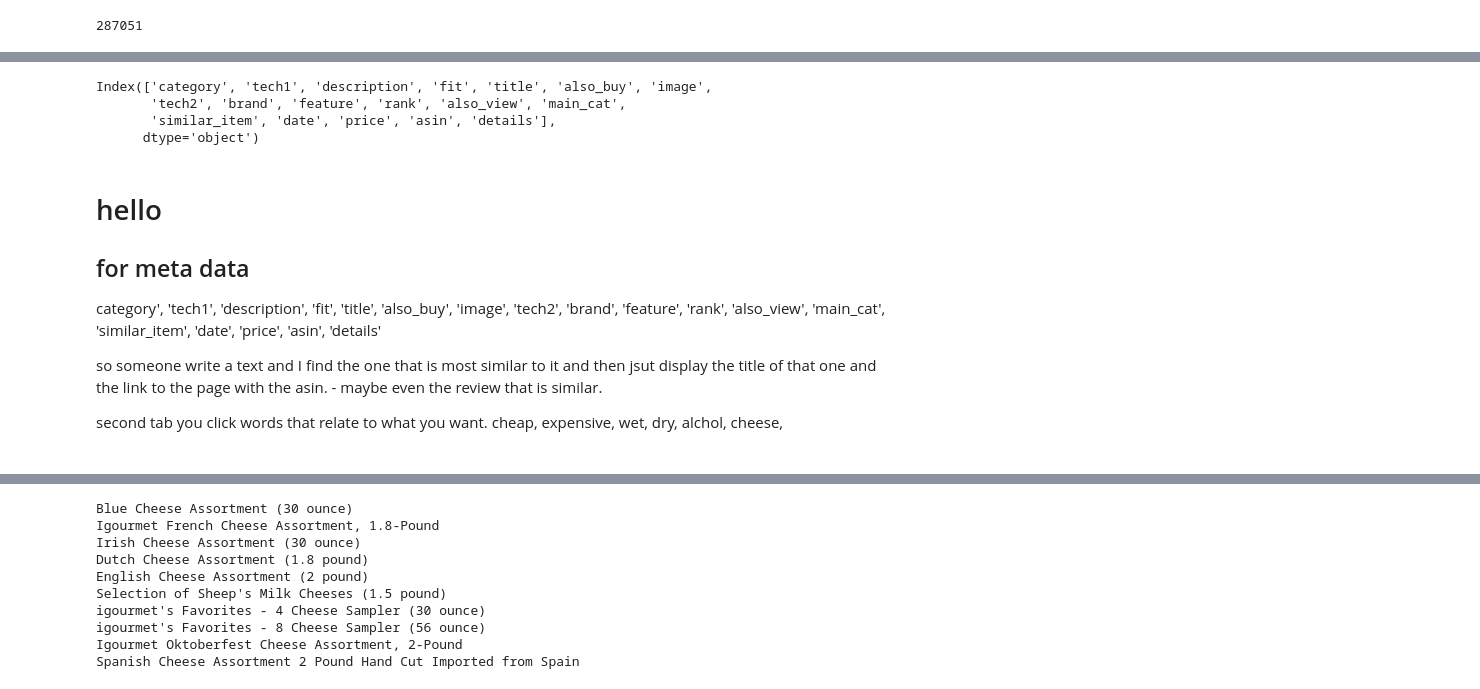
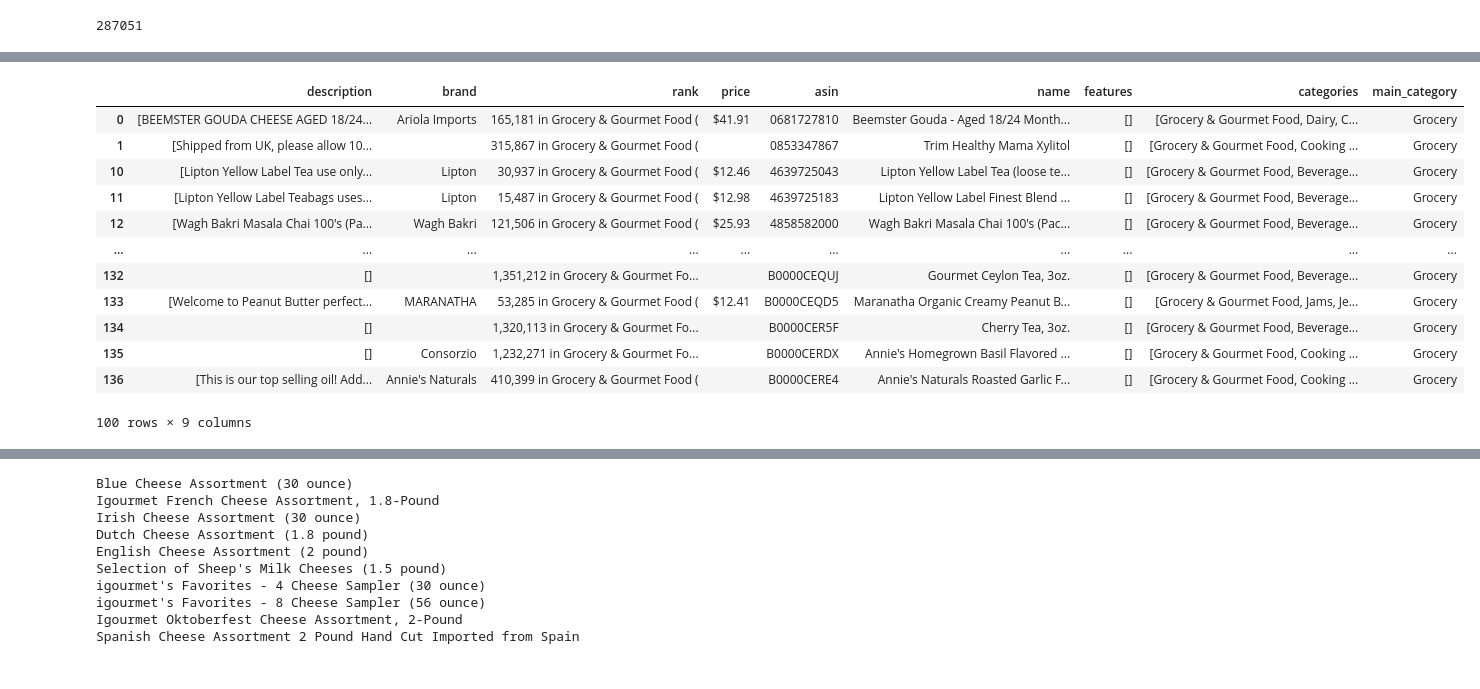
Before and after one commit to Nicoivazquez/Fancy_food_Recommender, a Jupyter notebook: EDA_DataCleanup.ipynb, the cells around one changed output, grey strips where cells are left out. Saved outputs shown, nothing was run; the diff lists cells and outputs as text; code cells hidden in the pictures.

```diff
--- a/EDA_DataCleanup.ipynb
+++ b/EDA_DataCleanup.ipynb
@@ -234,0 +227,3 @@ df5
+# %%
+meta_df = meta_df.fillna('')
+meta_df = meta_df.drop(['tech1','fit','also_buy', 'image','tech2', 'also_view','similar_item','date','details'],axis=1)
@@ -234,0 +262,7 @@ df5
+# %%
+# meta_df['name'] = meta_df['title']
+# meta_df['features'] = meta_df['feature']
+# meta_df['categories'] = meta_df['category']
+# meta_df['main_category'] = meta_df['main_cat']
+meta_df = meta_df.drop(['main_cat','title','feature','category'], axis = 1)
+meta_df.info()
@@ -235 +287,5 @@ df5
+# %%
+# not that useful
+meta_df['details'].tail(1000)
+meta_df = meta_df.drop(['details'], axis = 1)
 # %%
@@ -278,25 +304,18 @@ memory usage: 41.6+ MB
-# %%
-df5.columns
-df5.drop([]'tech1',])
-# %% [output]
-Index(['category', 'tech1', 'description', 'fit', 'title', 'also_buy', 'image',
-       'tech2', 'brand', 'feature', 'rank', 'also_view', 'main_cat',
-       'similar_item', 'date', 'price', 'asin', 'details'],
-      dtype='object')
-# %% [markdown]
-# hello
-
-
-
-## for meta data
-category', 'tech1', 'description', 'fit', 'title', 'also_buy', 'image',
-       'tech2', 'brand', 'feature', 'rank', 'also_view', 'main_cat',
-       'similar_item', 'date', 'price', 'asin', 'details'
-
-
-
-so someone write a text and I find the one that is most similar to it and then jsut display the title of that one and the link to the page with the asin. - maybe even the review that is similar.
-
-second tab you click words that relate to what you want. cheap, expensive, wet, dry, alchol, cheese,
-
-###
+# %%
+# so in the main category of Amazon home there is 8953 , but in the not amazon home there is 278098
+# and 25206 that are not amazon home or grocery
+meta_df[meta_df['main_category'] == ('Grocery')].head(100)
+# %% [output]
+|  | description | brand | rank | price | asin | name | features | categories | main_category |
+| 0 | [BEEMSTER GOUDA CHEESE AGED 18/24... | Ariola Imports | 165,181 in Grocery & Gourmet Food ( | $41.91 | 0681727810 | Beemster Gouda - Aged 18/24 Month... | [] | [Grocery & Gourmet Food, Dairy, C... | Grocery |
+| 1 | [Shipped from UK, please allow 10... |  | 315,867 in Grocery & Gourmet Food ( |  | 0853347867 | Trim Healthy Mama Xylitol | [] | [Grocery & Gourmet Food, Cooking ... | Grocery |
+| 10 | [Lipton Yellow Label Tea use only... | Lipton | 30,937 in Grocery & Gourmet Food ( | $12.46 | 4639725043 | Lipton Yellow Label Tea (loose te... | [] | [Grocery & Gourmet Food, Beverage... | Grocery |
+| 11 | [Lipton Yellow Label Teabags uses... | Lipton | 15,487 in Grocery & Gourmet Food ( | $12.98 | 4639725183 | Lipton Yellow Label Finest Blend ... | [] | [Grocery & Gourmet Food, Beverage... | Grocery |
+| 12 | [Wagh Bakri Masala Chai 100's (Pa... | Wagh Bakri | 121,506 in Grocery & Gourmet Food ( | $25.93 | 4858582000 | Wagh Bakri Masala Chai 100's (Pac... | [] | [Grocery & Gourmet Food, Beverage... | Grocery |
+| ... | ... | ... | ... | ... | ... | ... | ... | ... | ... |
+| 132 | [] |  | 1,351,212 in Grocery & Gourmet Fo... |  | B0000CEQUJ | Gourmet Ceylon Tea, 3oz. | [] | [Grocery & Gourmet Food, Beverage... | Grocery |
+| 133 | [Welcome to Peanut Butter perfect... | MARANATHA | 53,285 in Grocery & Gourmet Food ( | $12.41 | B0000CEQD5 | Maranatha Organic Creamy Peanut B... | [] | [Grocery & Gourmet Food, Jams, Je... | Grocery |
+| 134 | [] |  | 1,320,113 in Grocery & Gourmet Fo... |  | B0000CER5F | Cherry Tea, 3oz. | [] | [Grocery & Gourmet Food, Beverage... | Grocery |
+| 135 | [] | Consorzio | 1,232,271 in Grocery & Gourmet Fo... |  | B0000CERDX | Annie's Homegrown Basil Flavored ... | [] | [Grocery & Gourmet Food, Cooking ... | Grocery |
+| 136 | [This is our top selling oil! Add... | Annie's Naturals | 410,399 in Grocery & Gourmet Food ( |  | B0000CERE4 | Annie's Naturals Roasted Garlic F... | [] | [Grocery & Gourmet Food, Cooking ... | Grocery |
+100 rows × 9 columns
```
Also changed, not shown: parts of 28 cells of this notebook, 4 other files.
